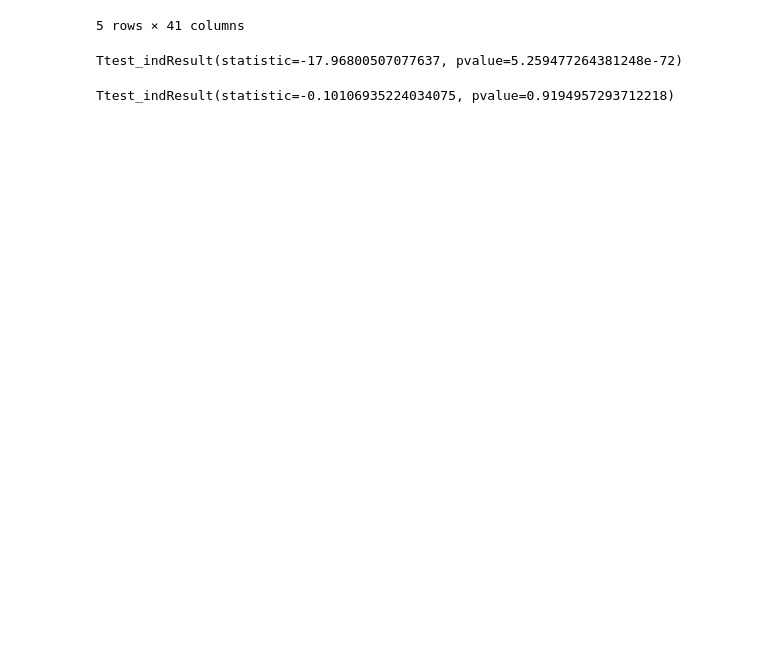
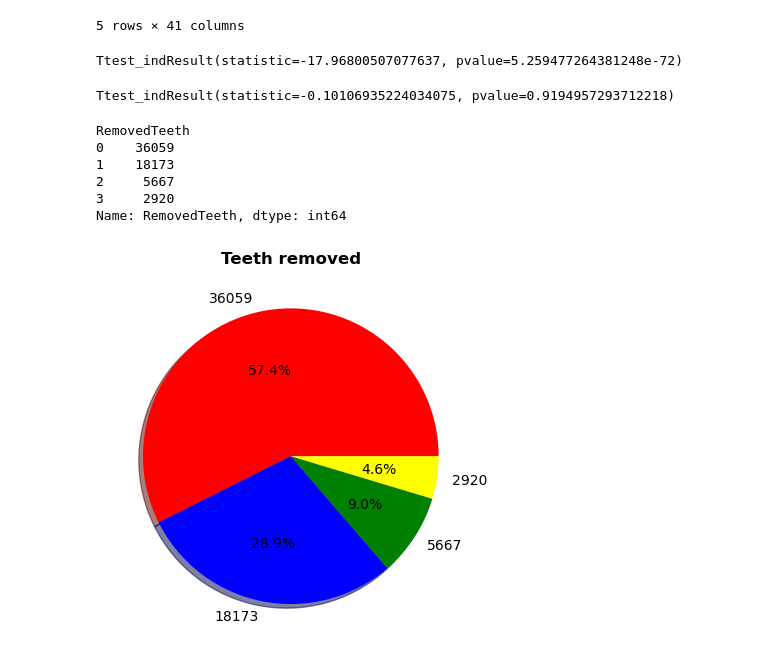
Before and after one commit to anelaherandez/Project_1_Team7, a Jupyter notebook: West.ipynb, the cells around one changed output. Saved outputs shown, nothing was run; the diff lists cells and outputs as text; code cells hidden in the pictures; blank space fills up the shorter version.

```diff
--- a/West.ipynb
+++ b/West.ipynb
@@ -144,3 +144,21 @@ ttest_ind(cat1, cat2)
 Ttest_indResult(statistic=-0.10106935224034075, pvalue=0.9194957293712218)
 # %%
 West_numbers.to_csv("West_numbers.csv", index_label="Patient")
+# %%
+removedteeth_wr=West_df.groupby('RemovedTeeth')['RemovedTeeth'].count()
+removedteeth_wr
+# %% [output]
+RemovedTeeth
+0    36059
+1    18173
+2     5667
+3     2920
+Name: RemovedTeeth, dtype: int64
+# %%
+labels=removedteeth_wr
+colors=['red','blue','green', 'yellow']
+plt.pie(removedteeth_wr, labels=labels, colors=colors, autopct="%1.1f%%", shadow=True)
+plt.title("Teeth removed", fontweight='bold')
+plt.show()
+# %% [output]
+[figure, added]
```
Also changed, not shown: 1 other file.
